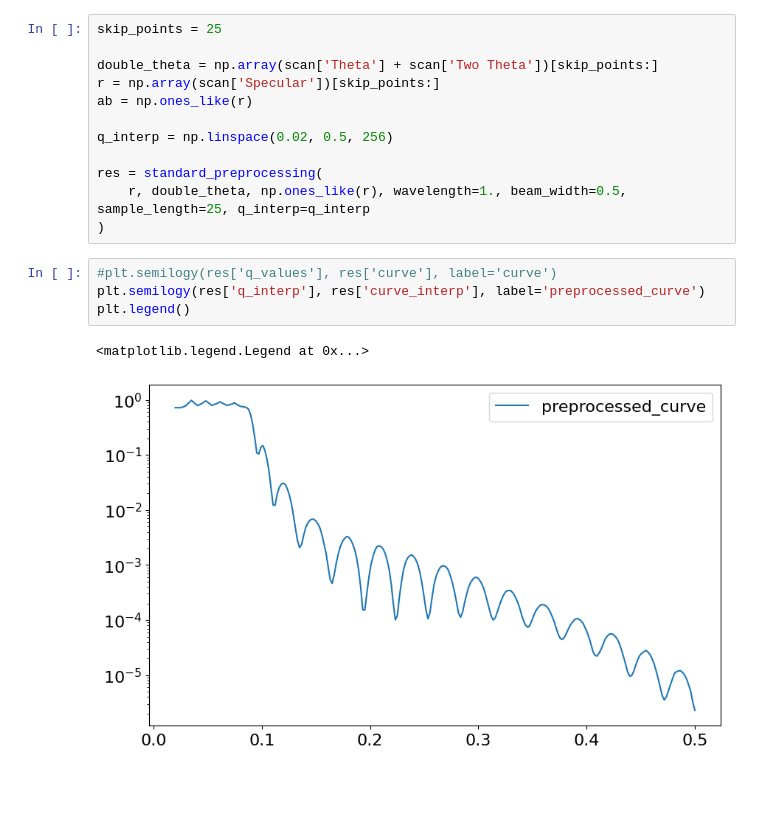
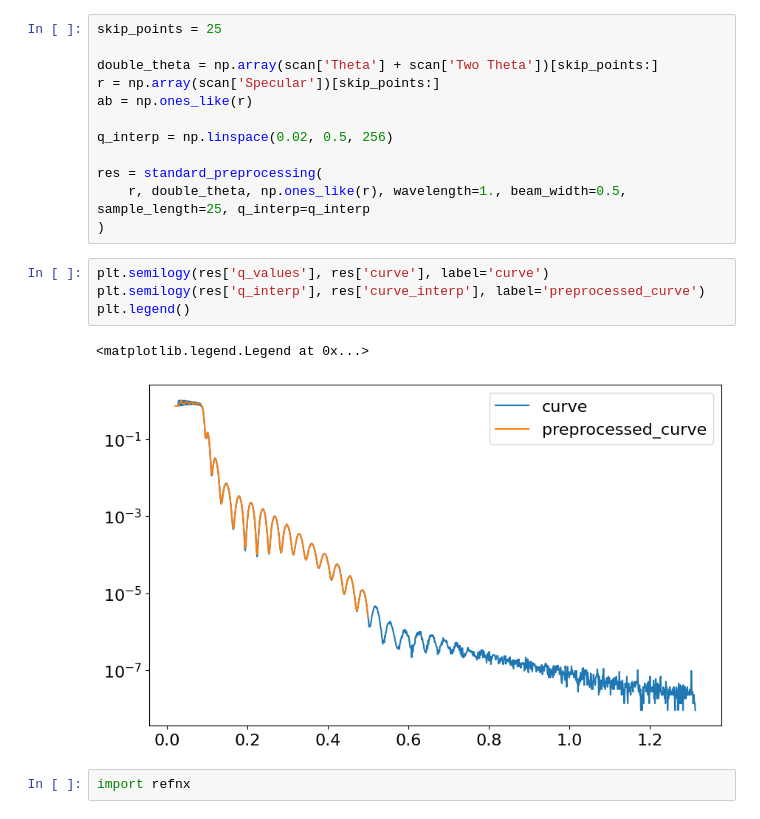
Before and after one commit to schreiber-lab/reflectorch, a Jupyter notebook: notebooks/training_vh.ipynb, the cells around one changed output. Cells and saved outputs as stored; diff of their text form; blank space fills up the shorter version.

```diff
--- a/notebooks/training_vh.ipynb
+++ b/notebooks/training_vh.ipynb
@@ -301,9 +317,11 @@ res = standard_preprocessing(
     r, double_theta, np.ones_like(r), wavelength=1., beam_width=0.5, sample_length=25, q_interp=q_interp
 )
 # %%
-#plt.semilogy(res['q_values'], res['curve'], label='curve')
+plt.semilogy(res['q_values'], res['curve'], label='curve')
 plt.semilogy(res['q_interp'], res['curve_interp'], label='preprocessed_curve')
 plt.legend()
 # %% [output]
 <matplotlib.legend.Legend at 0x...>
-[figure, old version]
+[figure, new version]
+# %%
+import refnx
```
Also changed, not shown: parts of 8 cells of this notebook, 3 other files.
